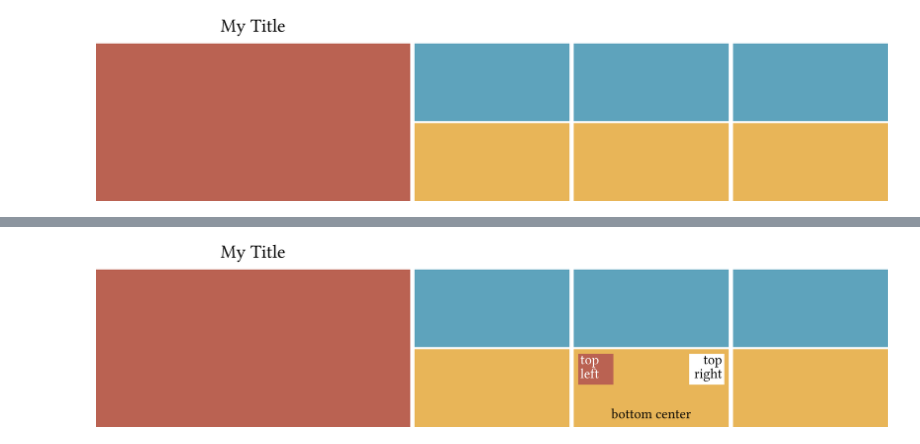
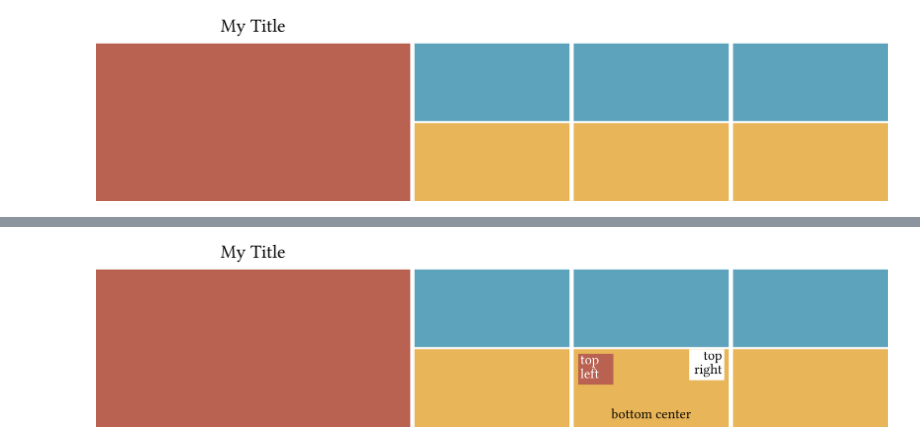
Before and after one commit to Mira-13/figure-gen, a Jupyter notebook: Tutorial.ipynb, the cells around one changed output, grey strips where cells are left out. Cells and saved outputs as stored; diff of their text form; code cells hidden in the pictures.

```diff
--- a/Tutorial.ipynb
+++ b/Tutorial.ipynb
@@ -118,15 +176,15 @@ Labels can be placed on top of images. Each image has 6 label positions: "top_le
 # %%
 # labels (examples, each element can have in total 6 labels on each valid position)
 e1 = c_grid.get_element(1,1)
 e1.set_label("bottom center", pos='bottom_center', width_mm=25., height_mm=4.0, offset_mm=[1.0, 1.0],
                   fontsize=9, bg_color=None)
-e1.set_label("top\\\\right", pos='top_right', width_mm=8., height_mm=7.0, offset_mm=[1.0, 1.0],
+e1.set_label("top\\\\right", pos='top_right', width_mm=8., height_mm=7.0, offset_mm=[1.0, 0.0],
                   fontsize=9, bg_color=[255,255,255])
 e1.set_label(r"top\\left", pos='top_left', width_mm=8., height_mm=7.0, offset_mm=[1.0, 1.0],
                   fontsize=9, bg_color=orange, txt_color=[255,255,255])
 
 # generate figure
 figuregen.horizontal_figure([ref_grid, c_grid], width_cm=18., filename='figure.pdf')
 displaypdf("figure.pdf")
 # %% [output]
-[figure, old version]
+[figure, new version]
```
Also changed, not shown: parts of 21 cells of this notebook.
